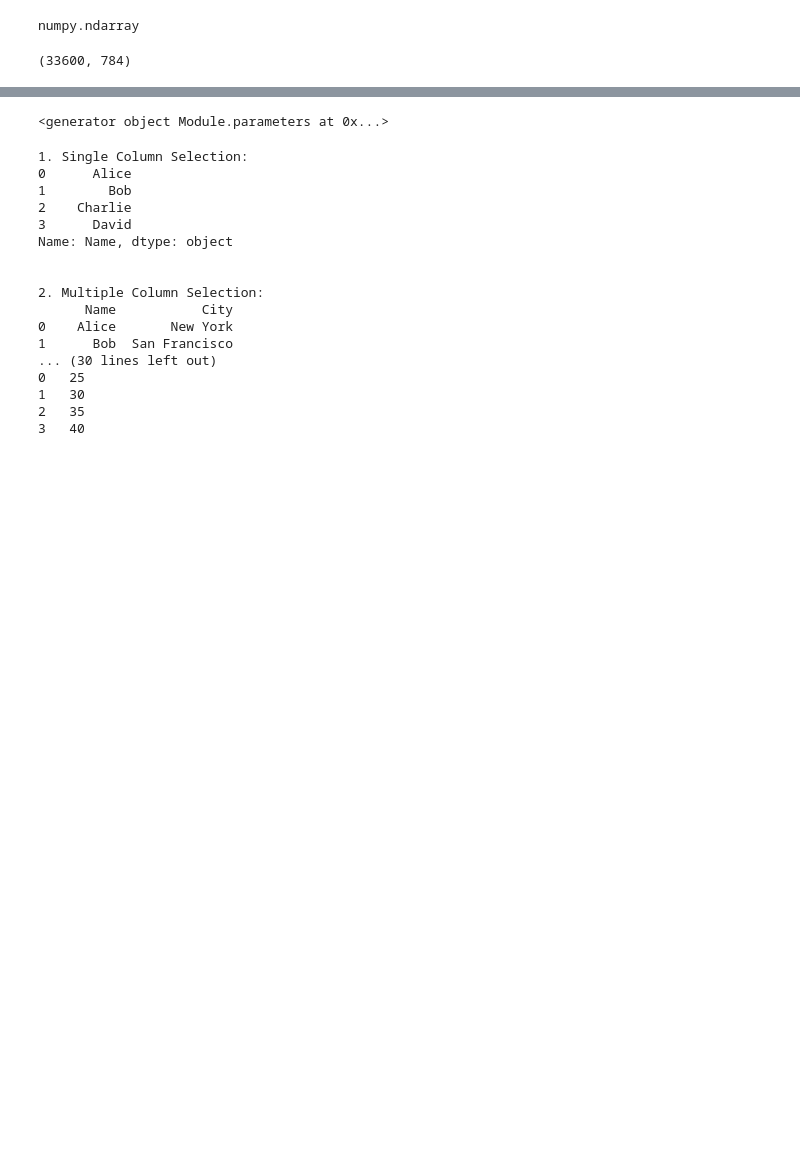
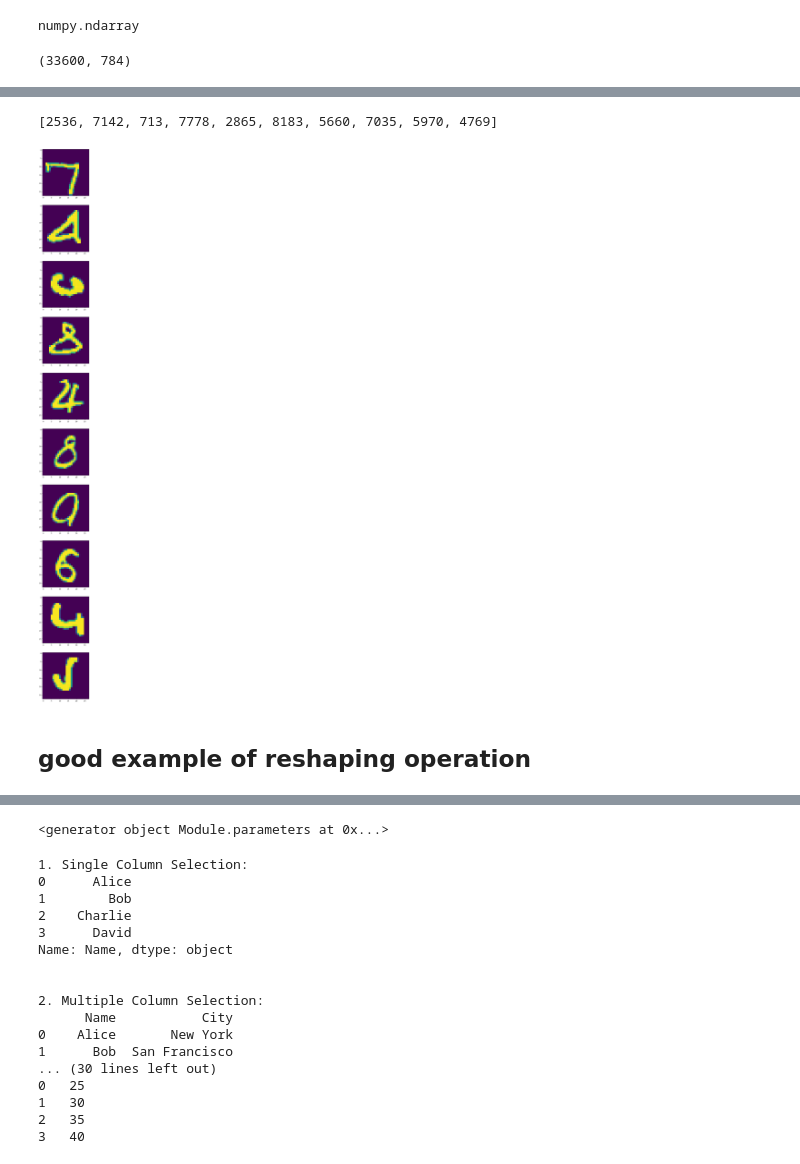
Before and after one commit to shikharyashmaurya/Kaggle-notebooks, a Jupyter notebook: mnist-from-scaratch-george-hotz.ipynb, the cells around one changed output, grey strips where cells are left out. Saved outputs shown, nothing was run; the diff lists cells and outputs as text; code cells hidden in the pictures; blank space fills up the shorter version.

```diff
--- a/mnist-from-scaratch-george-hotz.ipynb
+++ b/mnist-from-scaratch-george-hotz.ipynb
@@ -229,0 +358,17 @@ for i in (t:= trange(100)):
+# %%
+a=[x[1] for x in a]
+# %%
+a
+# %% [output]
+[2536, 7142, 713, 7778, 2865, 8183, 5660, 7035, 5970, 4769]
+# %%
+fig, axs = plt.subplots(len(a), 1, figsize=(len(a), 60))
+
+for i in range(len(a)):
+    axs[i].imshow(X_test[a[i]].reshape(28,28))
+
+plt.show()
+# %% [output]
+[figure, added]
+# %% [markdown]
+## good example of reshaping operation
```
Also changed, not shown: parts of 49 cells of this notebook.
